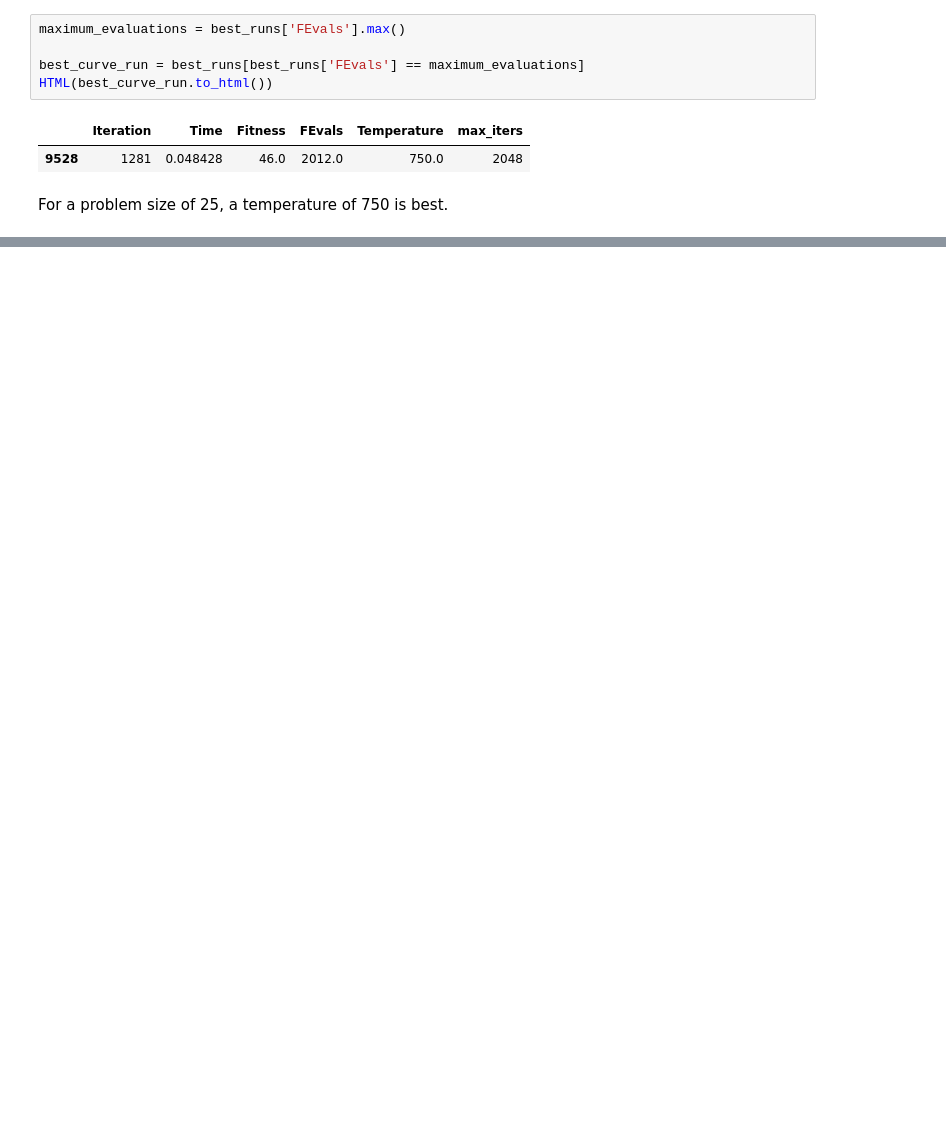
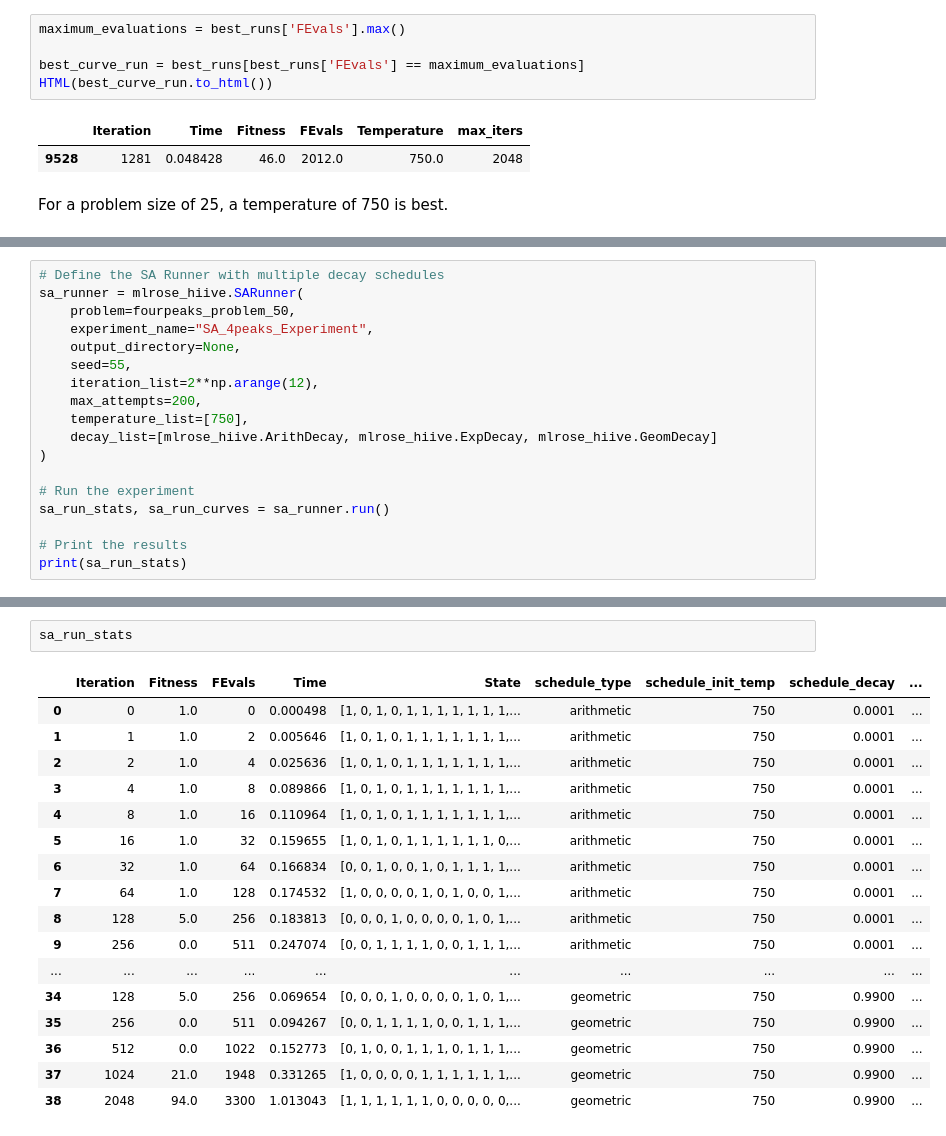
Before and after one commit to melodyyu/cs7641-a2-optimization, a Jupyter notebook: 4peaks_optimization.ipynb, the cells around one changed output, grey strips where cells are left out. Drawn from its saved outputs; the diff is of its cells as text; blank space fills up the shorter version.

```diff
--- a/4peaks_optimization.ipynb
+++ b/4peaks_optimization.ipynb
@@ -838,0 +841,18 @@ For a problem size of 25, a temperature of 750 is best.
+# %%
+# Define the SA Runner with multiple decay schedules
+sa_runner = mlrose_hiive.SARunner(
+    problem=fourpeaks_problem_50,
+    experiment_name="SA_4peaks_Experiment",
+    output_directory=None,
+    seed=55,
+    iteration_list=2**np.arange(12),
+    max_attempts=200,
+    temperature_list=[750],
+    decay_list=[mlrose_hiive.ArithDecay, mlrose_hiive.ExpDecay, mlrose_hiive.GeomDecay]
+)
+
+# Run the experiment
+sa_run_stats, sa_run_curves = sa_runner.run()
+
+# Print the results
+print(sa_run_stats)
@@ -838,0 +877,20 @@ For a problem size of 25, a temperature of 750 is best.
+# %%
+sa_run_stats
+# %% [output]
+|  | Iteration | Fitness | FEvals | Time | State | schedule_type | schedule_init_temp | schedule_decay | ... |
+| 0 | 0 | 1.0 | 0 | 0.000498 | [1, 0, 1, 0, 1, 1, 1, 1, 1, 1, 1,... | arithmetic | 750 | 0.0001 | ... |
+| 1 | 1 | 1.0 | 2 | 0.005646 | [1, 0, 1, 0, 1, 1, 1, 1, 1, 1, 1,... | arithmetic | 750 | 0.0001 | ... |
+| 2 | 2 | 1.0 | 4 | 0.025636 | [1, 0, 1, 0, 1, 1, 1, 1, 1, 1, 1,... | arithmetic | 750 | 0.0001 | ... |
+| 3 | 4 | 1.0 | 8 | 0.089866 | [1, 0, 1, 0, 1, 1, 1, 1, 1, 1, 1,... | arithmetic | 750 | 0.0001 | ... |
+| 4 | 8 | 1.0 | 16 | 0.110964 | [1, 0, 1, 0, 1, 1, 1, 1, 1, 1, 1,... | arithmetic | 750 | 0.0001 | ... |
+| 5 | 16 | 1.0 | 32 | 0.159655 | [1, 0, 1, 0, 1, 1, 1, 1, 1, 1, 0,... | arithmetic | 750 | 0.0001 | ... |
+| 6 | 32 | 1.0 | 64 | 0.166834 | [0, 0, 1, 0, 0, 1, 0, 1, 1, 1, 1,... | arithmetic | 750 | 0.0001 | ... |
+| 7 | 64 | 1.0 | 128 | 0.174532 | [1, 0, 0, 0, 0, 1, 0, 1, 0, 0, 1,... | arithmetic | 750 | 0.0001 | ... |
+| 8 | 128 | 5.0 | 256 | 0.183813 | [0, 0, 0, 1, 0, 0, 0, 0, 1, 0, 1,... | arithmetic | 750 | 0.0001 | ... |
+| 9 | 256 | 0.0 | 511 | 0.247074 | [0, 0, 1, 1, 1, 1, 0, 0, 1, 1, 1,... | arithmetic | 750 | 0.0001 | ... |
+| ... | ... | ... | ... | ... | ... | ... | ... | ... | ... |
+| 34 | 128 | 5.0 | 256 | 0.069654 | [0, 0, 0, 1, 0, 0, 0, 0, 1, 0, 1,... | geometric | 750 | 0.9900 | ... |
+| 35 | 256 | 0.0 | 511 | 0.094267 | [0, 0, 1, 1, 1, 1, 0, 0, 1, 1, 1,... | geometric | 750 | 0.9900 | ... |
+| 36 | 512 | 0.0 | 1022 | 0.152773 | [0, 1, 0, 0, 1, 1, 1, 0, 1, 1, 1,... | geometric | 750 | 0.9900 | ... |
+| 37 | 1024 | 21.0 | 1948 | 0.331265 | [1, 0, 0, 0, 0, 1, 1, 1, 1, 1, 1,... | geometric | 750 | 0.9900 | ... |
+| 38 | 2048 | 94.0 | 3300 | 1.013043 | [1, 1, 1, 1, 1, 1, 0, 0, 0, 0, 0,... | geometric | 750 | 0.9900 | ... |
```
Also changed, not shown: parts of 10 cells of this notebook.
